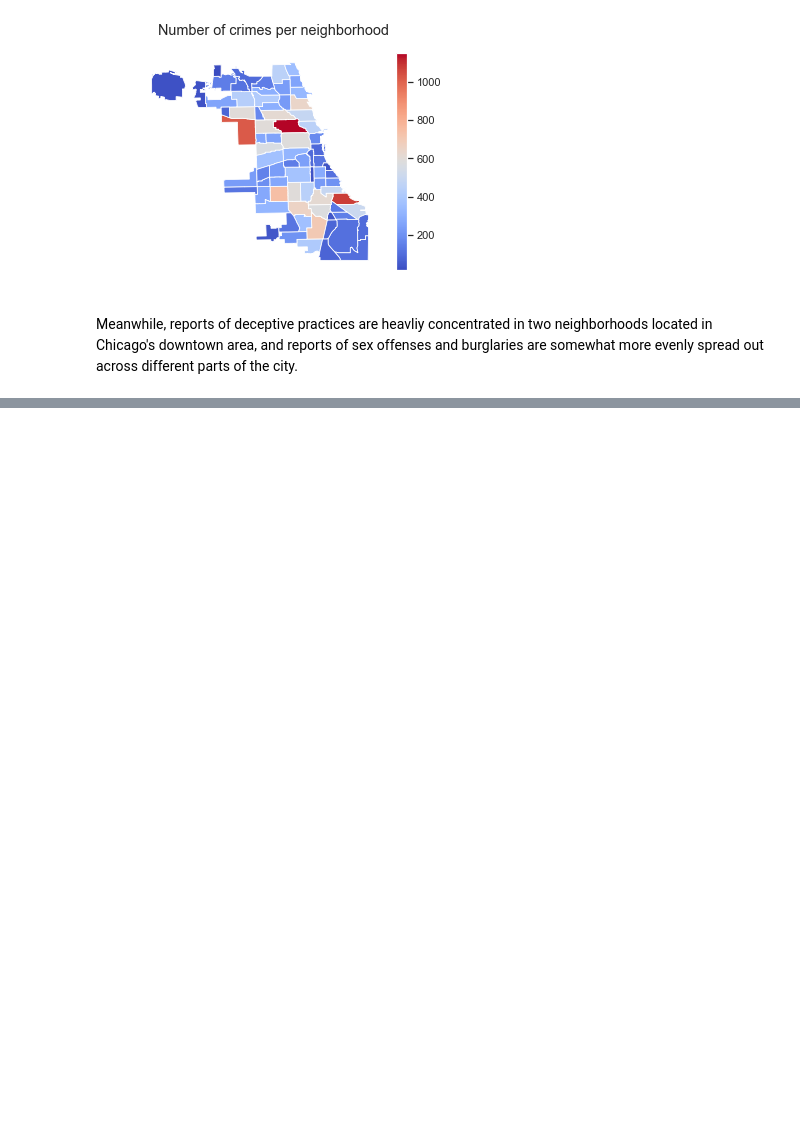
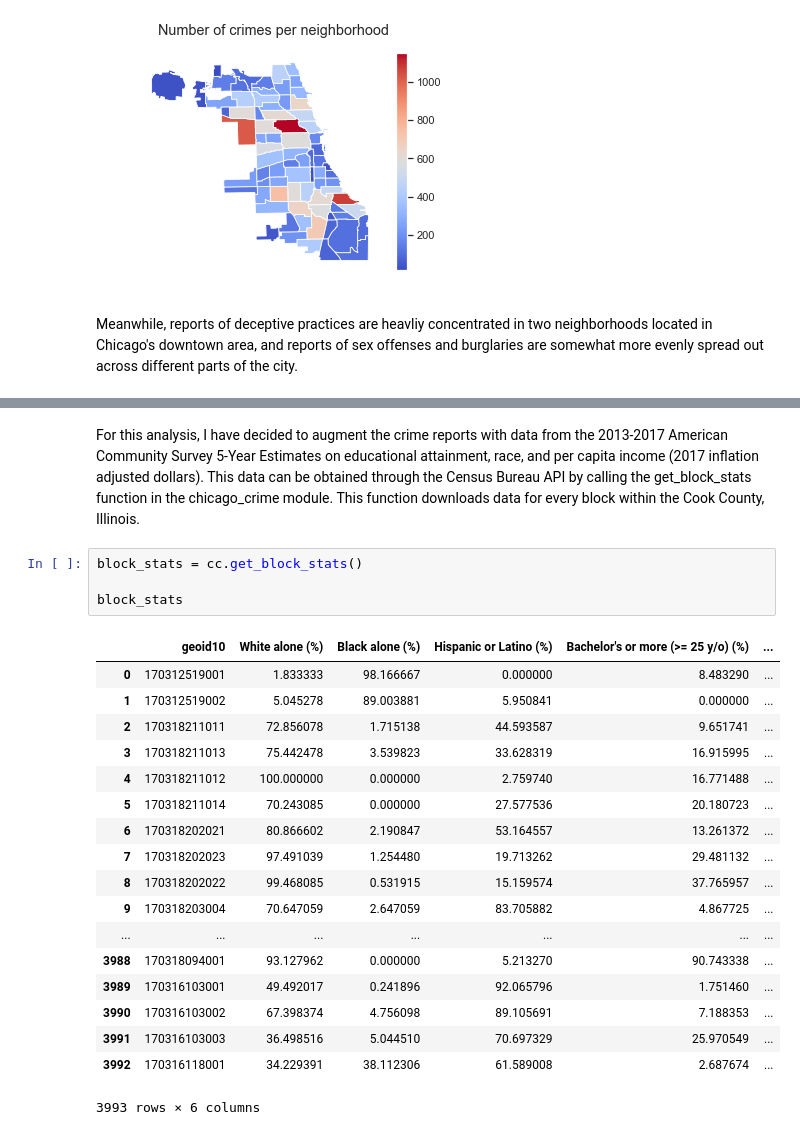
Before and after one commit to fogarty-ben/capp30254-machine-learning, a Jupyter notebook: hws/hw1/write_up.ipynb, the cells around one changed output, grey strips where cells are left out. Saved outputs shown, nothing was run; the diff lists cells and outputs as text; blank space fills up the shorter version.

```diff
--- a/hws/hw1/write_up.ipynb
+++ b/hws/hw1/write_up.ipynb
@@ -306,0 +354,25 @@ Meanwhile, reports of deceptive practices are heavliy concentrated in two neighb
+# %% [markdown]
+For this analysis, I have decided to augment the crime reports with data from the 2013-2017 American Community Survey 5-Year Estimates on educational attainment, race, and per capita income (2017 inflation adjusted dollars). This data can be obtained through the Census Bureau API by calling the get_block_stats function in the chicago_crime module. This function downloads data for every block within the Cook County, Illinois.
+# %%
+block_stats = cc.get_block_stats()
+
+block_stats
+# %% [output]
+|  | geoid10 | White alone (%) | Black alone (%) | Hispanic or Latino (%) | Bachelor's or more (>= 25 y/o) (%) | ... |
+| 0 | 170312519001 | 1.833333 | 98.166667 | 0.000000 | 8.483290 | ... |
+| 1 | 170312519002 | 5.045278 | 89.003881 | 5.950841 | 0.000000 | ... |
+| 2 | 170318211011 | 72.856078 | 1.715138 | 44.593587 | 9.651741 | ... |
+| 3 | 170318211013 | 75.442478 | 3.539823 | 33.628319 | 16.915995 | ... |
+| 4 | 170318211012 | 100.000000 | 0.000000 | 2.759740 | 16.771488 | ... |
+| 5 | 170318211014 | 70.243085 | 0.000000 | 27.577536 | 20.180723 | ... |
+| 6 | 170318202021 | 80.866602 | 2.190847 | 53.164557 | 13.261372 | ... |
+| 7 | 170318202023 | 97.491039 | 1.254480 | 19.713262 | 29.481132 | ... |
+| 8 | 170318202022 | 99.468085 | 0.531915 | 15.159574 | 37.765957 | ... |
+| 9 | 170318203004 | 70.647059 | 2.647059 | 83.705882 | 4.867725 | ... |
+| ... | ... | ... | ... | ... | ... | ... |
+| 3988 | 170318094001 | 93.127962 | 0.000000 | 5.213270 | 90.743338 | ... |
+| 3989 | 170316103001 | 49.492017 | 0.241896 | 92.065796 | 1.751460 | ... |
+| 3990 | 170316103002 | 67.398374 | 4.756098 | 89.105691 | 7.188353 | ... |
+| 3991 | 170316103003 | 36.498516 | 5.044510 | 70.697329 | 25.970549 | ... |
+| 3992 | 170316118001 | 34.229391 | 38.112306 | 61.589008 | 2.687674 | ... |
+3993 rows × 6 columns
```
Also changed, not shown: parts of 18 cells of this notebook, 1 other file.
